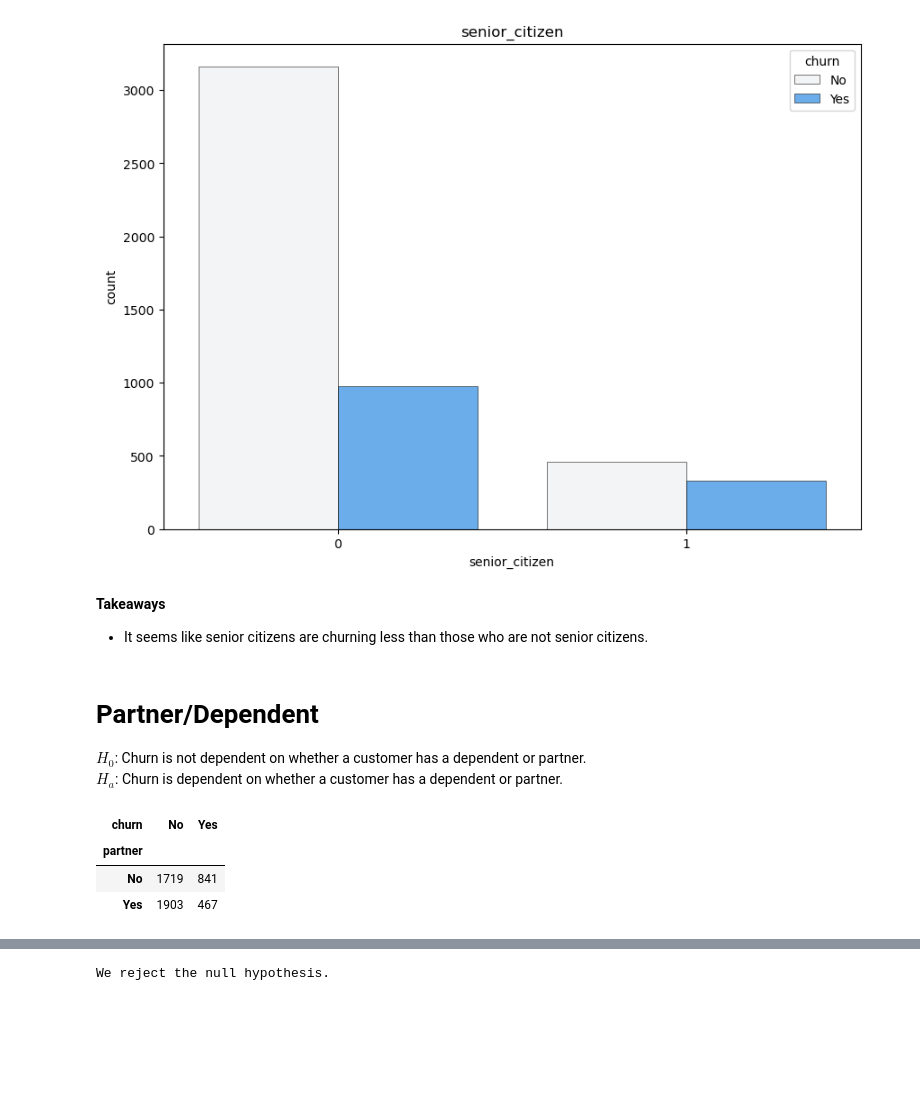
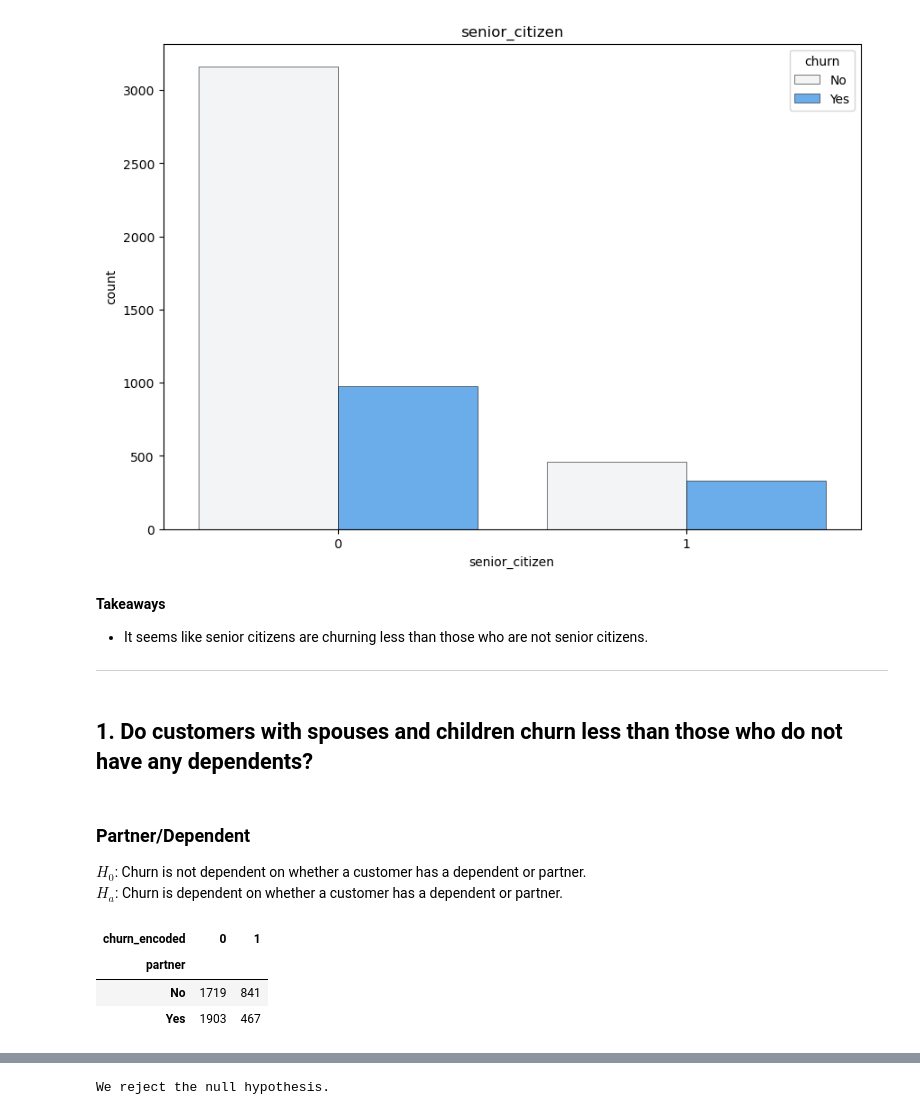
Before and after one commit to nicolas-angarita/churn_classification_project, a Jupyter notebook: working_notebook.ipynb, the cells around one changed output, grey strips where cells are left out. Saved outputs shown, nothing was run; the diff lists cells and outputs as text; code cells hidden in the pictures; blank space fills up the shorter version.

```diff
--- a/working_notebook.ipynb
+++ b/working_notebook.ipynb
@@ -364,16 +403,21 @@ countplot("churn", ['senior_citizen'], train)
 **Takeaways**
 
  - It seems like senior citizens are churning less than those who are not senior citizens.
+--------------------------------------------------------------------------------------
+# %% [markdown]
+## 1. Do customers with spouses and children churn less than those who do not have any dependents?
 # %% [markdown]
-# Partner/Dependent
+### Partner/Dependent
 
 $H_0$: Churn is not dependent on whether a customer has a dependent or partner. <br>
 $H_a$: Churn is dependent on whether a customer has a dependent or partner.
 # %%
-partner_observed = pd.crosstab(train.partner, train.churn)
+# made my null and alternative hypothesis, then made a crosstab of my observed data of partner and churn
+
+partner_observed = pd.crosstab(train.partner, train.churn_encoded)
 partner_observed
 # %% [output]
-| churn | No | Yes |
+| churn_encoded | 0 | 1 |
 | partner |  |  |
 | No | 1719 | 841 |
 | Yes | 1903 | 467 |
```
Also changed, not shown: parts of 72 cells of this notebook, 1 other file.
